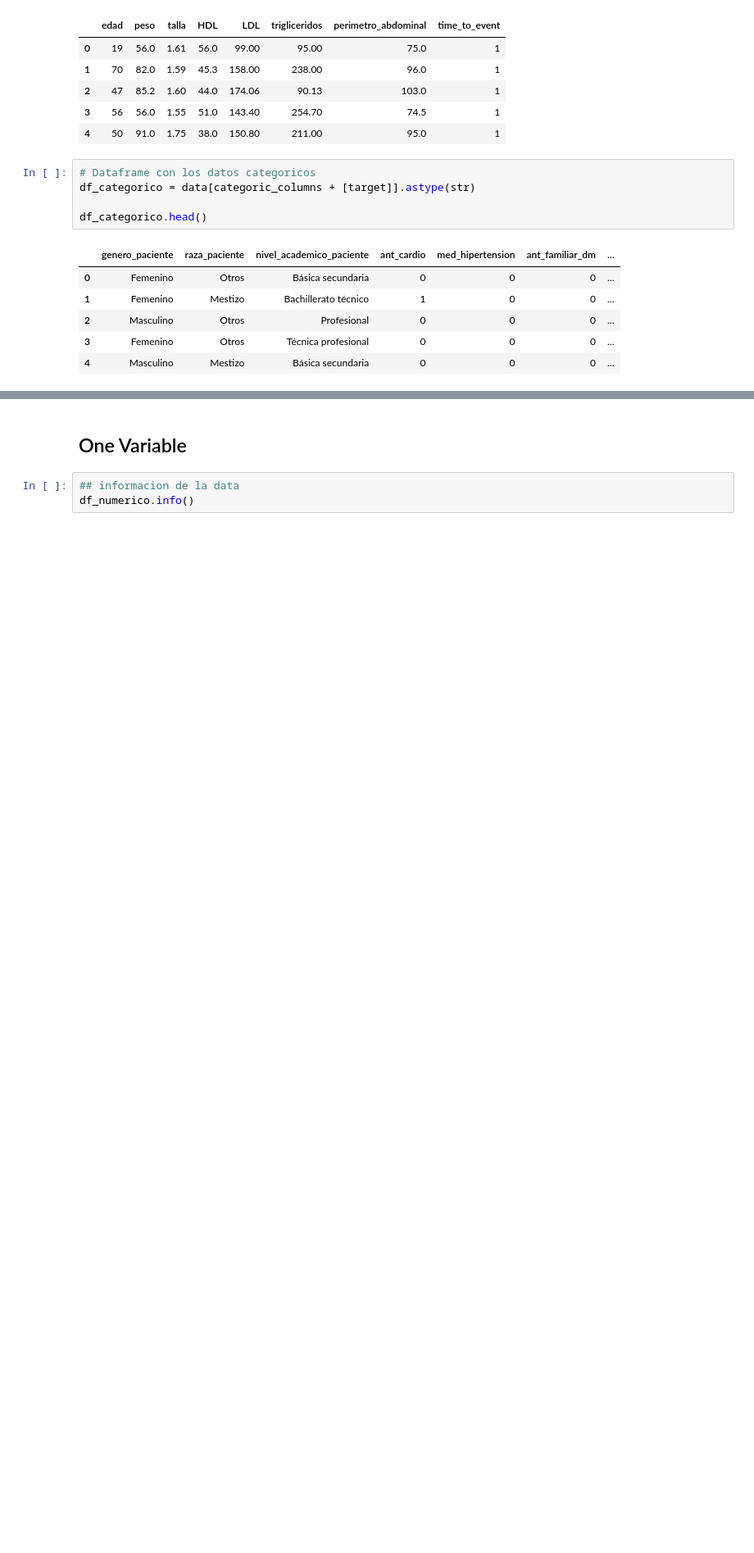
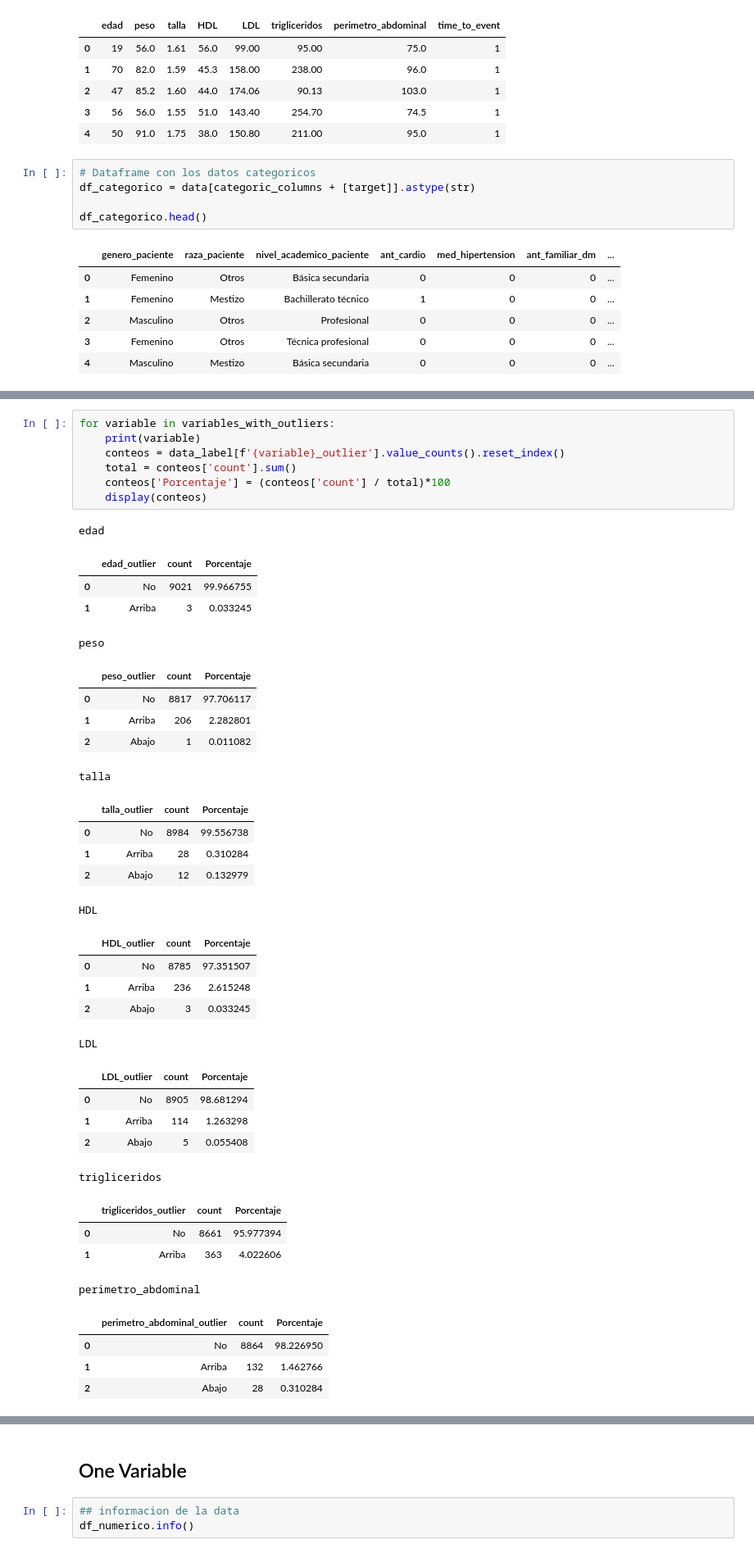
Before and after one commit to nukeduck21/diabetes_avicena, a Jupyter notebook: Codigo/Notebook/modelo_sobrevida/EDA/one_two_variables.ipynb, the cells around one changed output, grey strips where cells are left out. Shown at 82% size. Cells and saved outputs as stored; diff of their text form; blank space fills up the shorter version.

```diff
--- a/Codigo/Notebook/modelo_sobrevida/EDA/one_two_variables.ipynb
+++ b/Codigo/Notebook/modelo_sobrevida/EDA/one_two_variables.ipynb
@@ -147,0 +184,41 @@ df_categorico.head()
+# %%
+for variable in variables_with_outliers:
+    print(variable)
+    conteos = data_label[f'{variable}_outlier'].value_counts().reset_index()
+    total = conteos['count'].sum()
+    conteos['Porcentaje'] = (conteos['count'] / total)*100
+    display(conteos)
+# %% [output]
+edad
+|  | edad_outlier | count | Porcentaje |
+| 0 | No | 9021 | 99.966755 |
+| 1 | Arriba | 3 | 0.033245 |
+peso
+|  | peso_outlier | count | Porcentaje |
+| 0 | No | 8817 | 97.706117 |
+| 1 | Arriba | 206 | 2.282801 |
+| 2 | Abajo | 1 | 0.011082 |
+talla
+|  | talla_outlier | count | Porcentaje |
+| 0 | No | 8984 | 99.556738 |
+| 1 | Arriba | 28 | 0.310284 |
+| 2 | Abajo | 12 | 0.132979 |
+HDL
+|  | HDL_outlier | count | Porcentaje |
+| 0 | No | 8785 | 97.351507 |
+| 1 | Arriba | 236 | 2.615248 |
+| 2 | Abajo | 3 | 0.033245 |
+LDL
+|  | LDL_outlier | count | Porcentaje |
+| 0 | No | 8905 | 98.681294 |
+| 1 | Arriba | 114 | 1.263298 |
+| 2 | Abajo | 5 | 0.055408 |
+trigliceridos
+|  | trigliceridos_outlier | count | Porcentaje |
+| 0 | No | 8661 | 95.977394 |
+| 1 | Arriba | 363 | 4.022606 |
+perimetro_abdominal
+|  | perimetro_abdominal_outlier | count | Porcentaje |
+| 0 | No | 8864 | 98.226950 |
+| 1 | Arriba | 132 | 1.462766 |
+| 2 | Abajo | 28 | 0.310284 |
```
Also changed, not shown: parts of 7 cells of this notebook, 1 other file.
